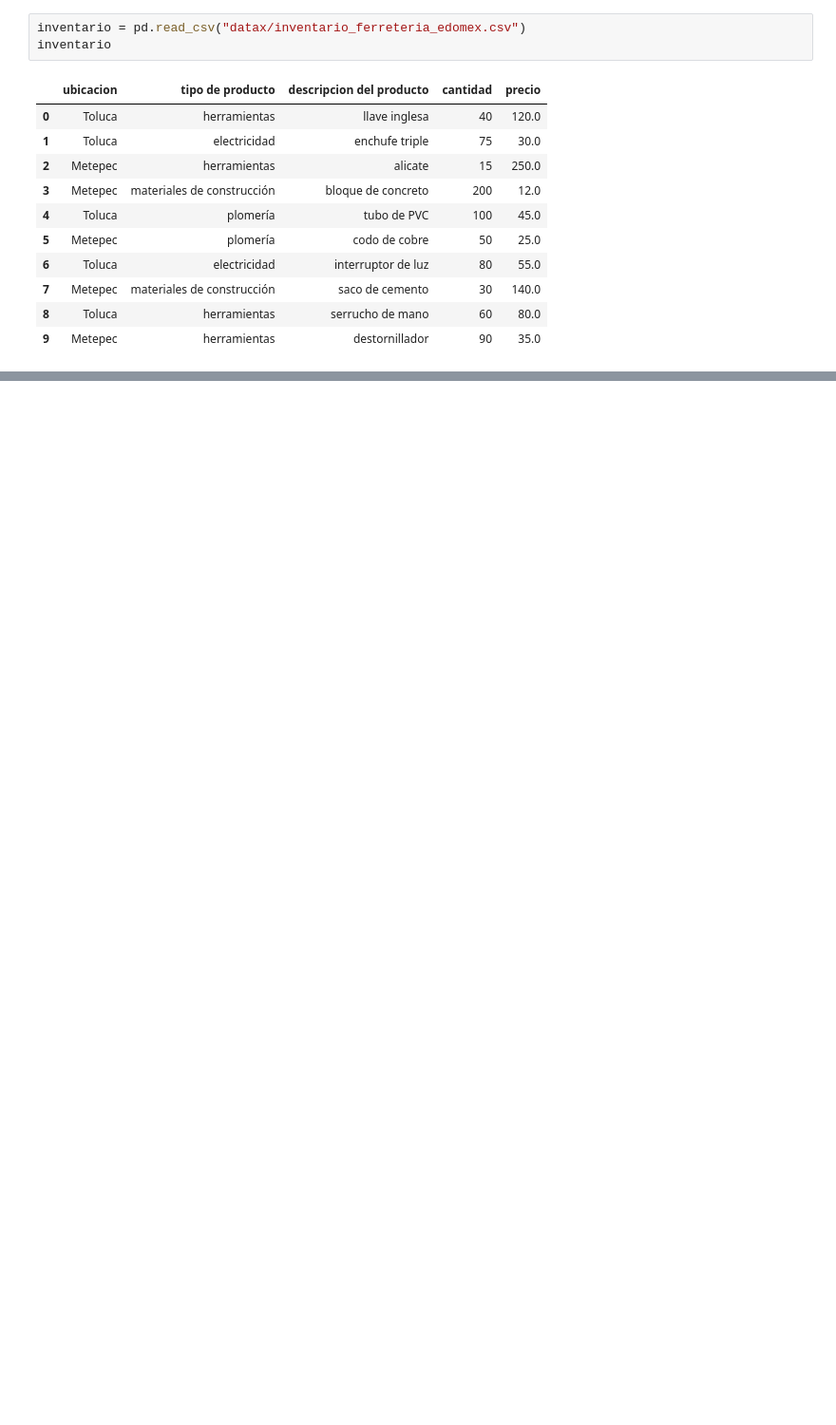
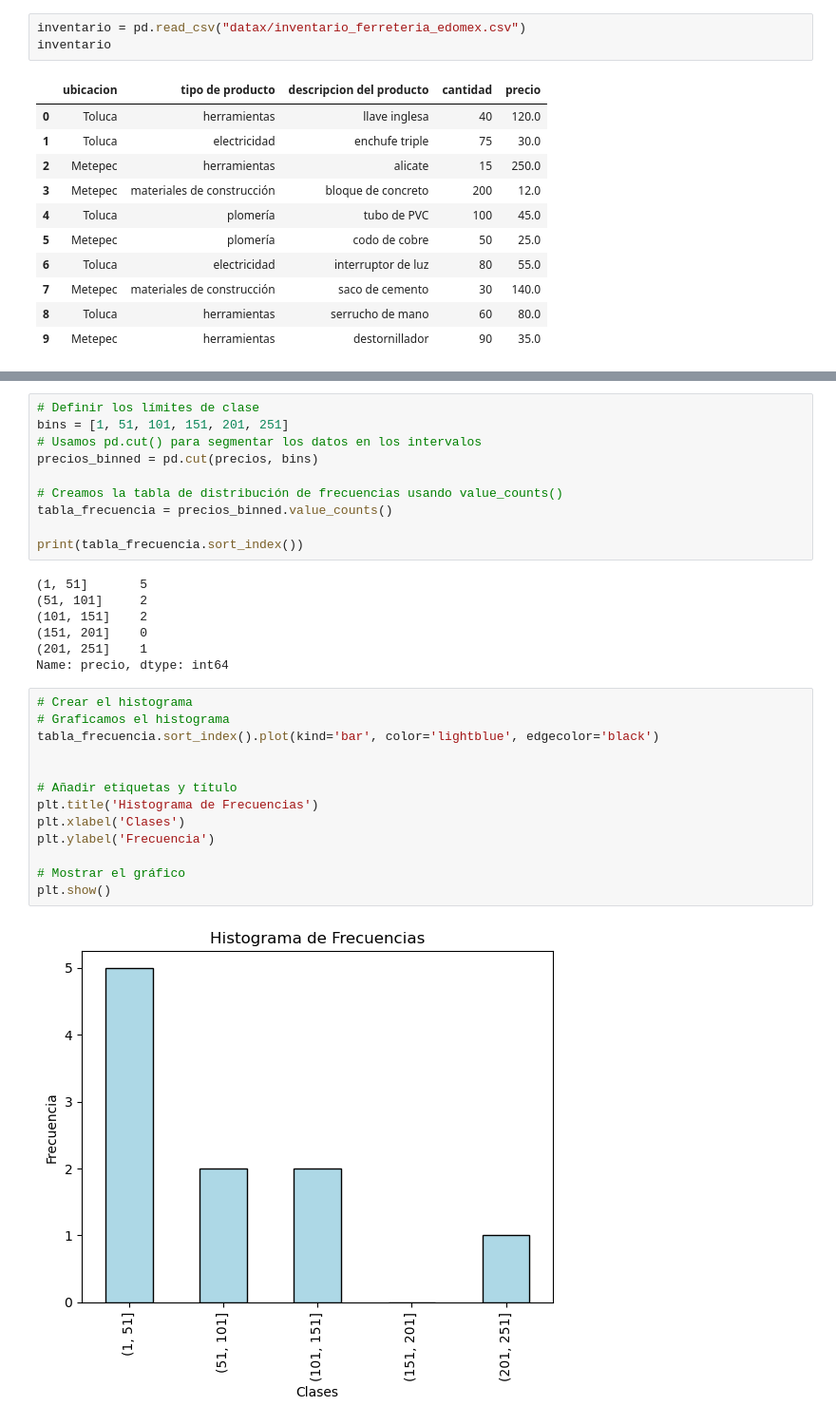
Before and after one commit to josegarcia19809/Data-Analysis-with-Pandas-and-Python, a Jupyter notebook: Inventario Ferretería EdoMex.ipynb, the cells around one changed output, grey strips where cells are left out. Shown: that part at 95% size. Cells and saved outputs as stored; diff of their text form; blank space fills up the shorter version.

```diff
--- a/Inventario Ferretería EdoMex.ipynb
+++ b/Inventario Ferretería EdoMex.ipynb
@@ -17,0 +84,32 @@ inventario
+# %%
+# Definir los límites de clase
+bins = [1, 51, 101, 151, 201, 251]
+# Usamos pd.cut() para segmentar los datos en los intervalos
+precios_binned = pd.cut(precios, bins)
+
+# Creamos la tabla de distribución de frecuencias usando value_counts()
+tabla_frecuencia = precios_binned.value_counts()
+
+print(tabla_frecuencia.sort_index())
+# %% [output]
+(1, 51]       5
+(51, 101]     2
+(101, 151]    2
+(151, 201]    0
+(201, 251]    1
+Name: precio, dtype: int64
+# %%
+# Crear el histograma
+# Graficamos el histograma
+tabla_frecuencia.sort_index().plot(kind='bar', color='lightblue', edgecolor='black')
+
+
+# Añadir etiquetas y título
+plt.title('Histograma de Frecuencias')
+plt.xlabel('Clases')
+plt.ylabel('Frecuencia')
+
+# Mostrar el gráfico
+plt.show()
+# %% [output]
+[figure, added]
```
Also changed, not shown: parts of 7 cells of this notebook, 1 other file.
